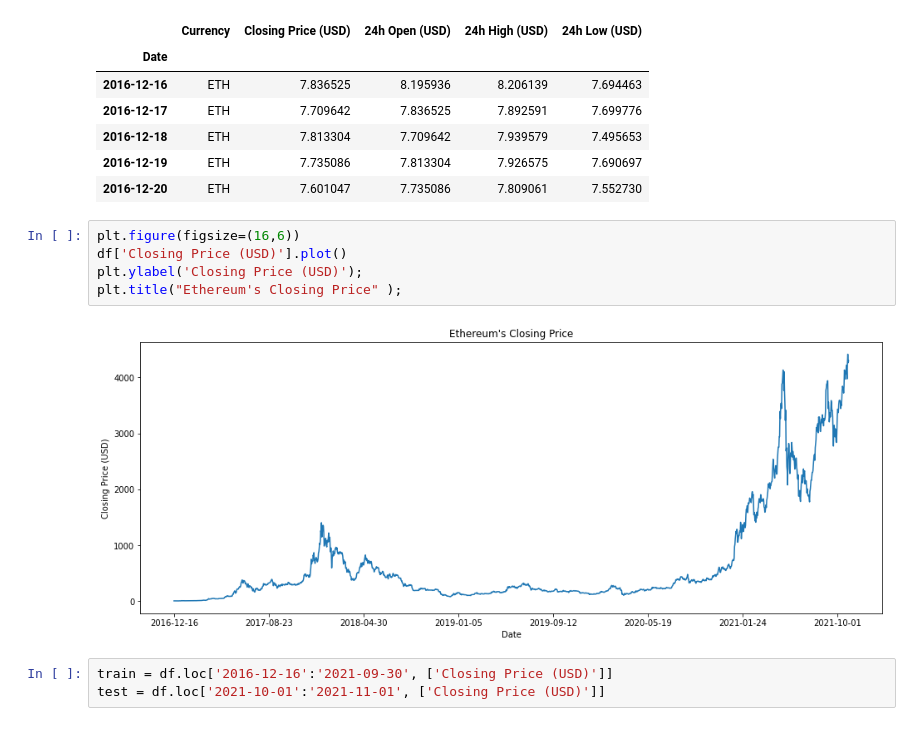
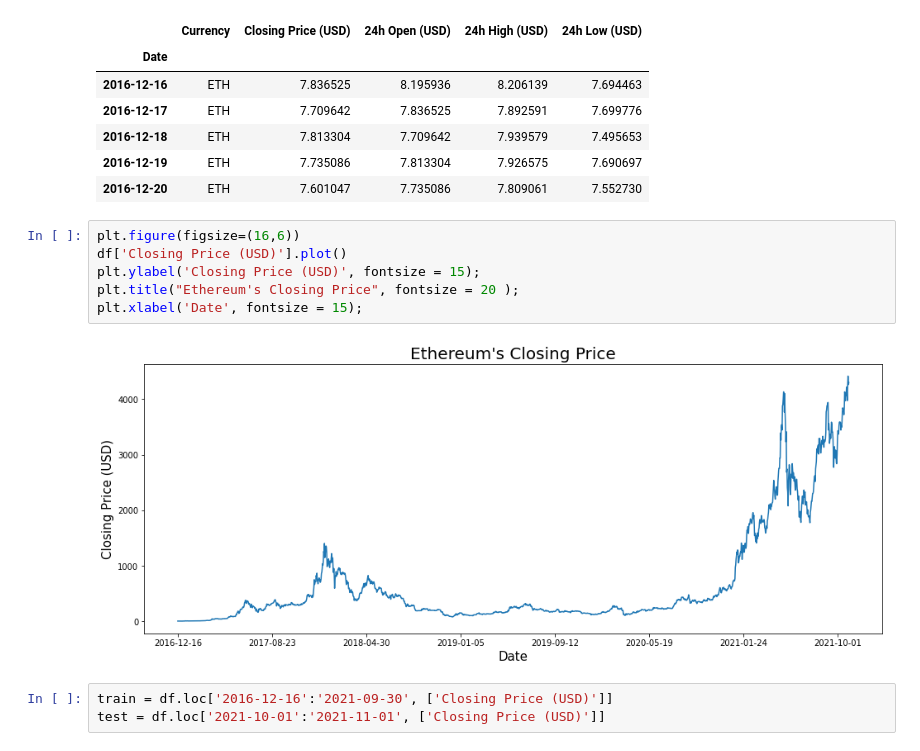
Before and after one commit to Savvy-Slowley/Ethereum-Over-Time, a Jupyter notebook: Ethereum_Over_Time.ipynb, the cells around one changed output. Cells and saved outputs as stored; diff of their text form.

```diff
--- a/Ethereum_Over_Time.ipynb
+++ b/Ethereum_Over_Time.ipynb
@@ -23,10 +23,11 @@ df.head()
 # %%
 plt.figure(figsize=(16,6))
 df['Closing Price (USD)'].plot()
-plt.ylabel('Closing Price (USD)');
-plt.title("Ethereum's Closing Price" );
+plt.ylabel('Closing Price (USD)', fontsize = 15);
+plt.title("Ethereum's Closing Price", fontsize = 20 );
+plt.xlabel('Date', fontsize = 15);
 # %% [output]
-[figure, old version]
+[figure, new version]
 # %%
 train = df.loc['2016-12-16':'2021-09-30', ['Closing Price (USD)']]
 test = df.loc['2021-10-01':'2021-11-01', ['Closing Price (USD)']]
```
Also changed, not shown: parts of 4 cells of this notebook.
